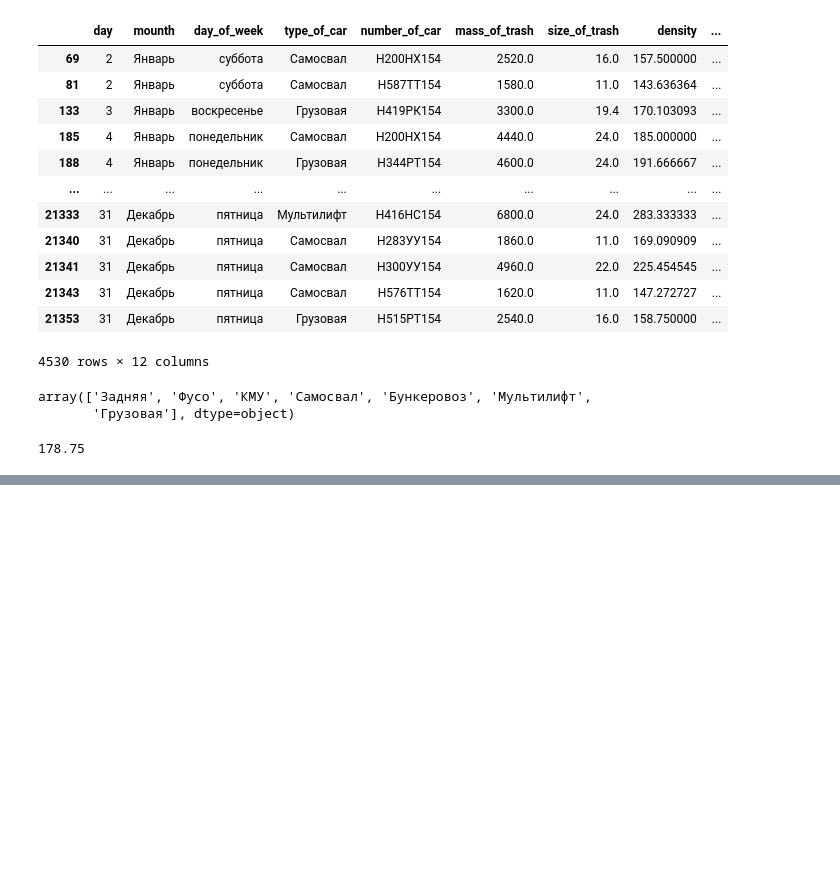
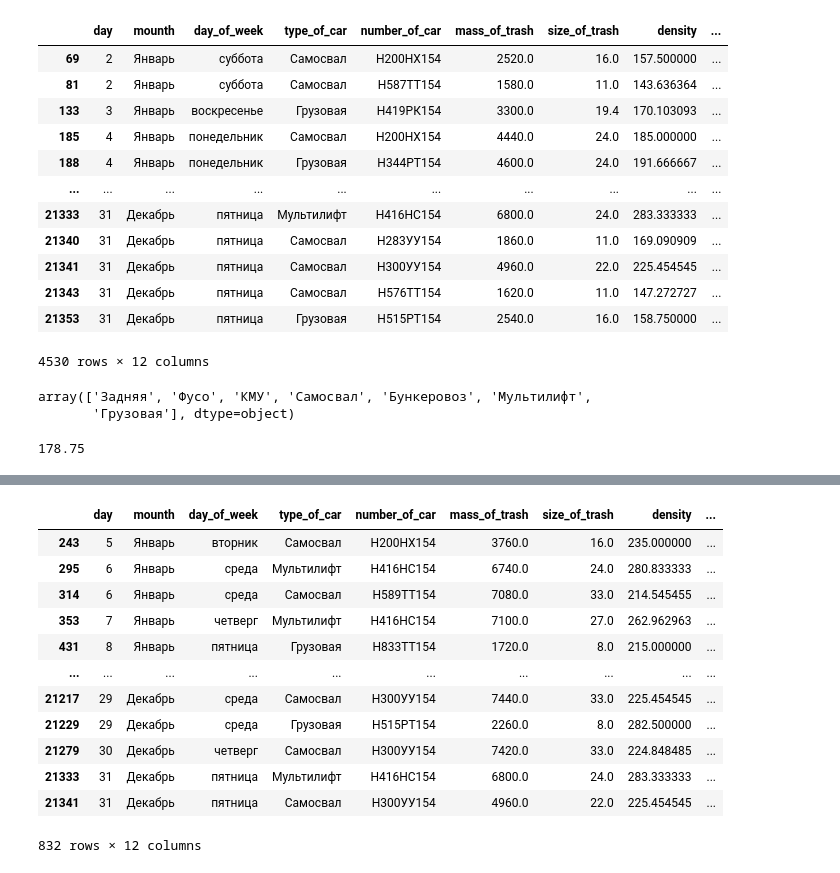
Before and after one commit to ssd2008/GMW, a Jupyter notebook: BMM.ipynb, the cells around one changed output, grey strips where cells are left out. Saved outputs shown, nothing was run; the diff lists cells and outputs as text; code cells hidden in the pictures; blank space fills up the shorter version.

```diff
--- a/BMM.ipynb
+++ b/BMM.ipynb
@@ -393,0 +392,16 @@ bd
+# %%
+bd[bd['density'] > 200]
+# %% [output]
+|  | day | mounth | day_of_week | type_of_car | number_of_car | mass_of_trash | size_of_trash | density | ... |
+| 243 | 5 | Январь | вторник | Самосвал | Н200НХ154 | 3760.0 | 16.0 | 235.000000 | ... |
+| 295 | 6 | Январь | среда | Мультилифт | Н416НС154 | 6740.0 | 24.0 | 280.833333 | ... |
+| 314 | 6 | Январь | среда | Самосвал | Н589ТТ154 | 7080.0 | 33.0 | 214.545455 | ... |
+| 353 | 7 | Январь | четверг | Мультилифт | Н416НС154 | 7100.0 | 27.0 | 262.962963 | ... |
+| 431 | 8 | Январь | пятница | Грузовая | Н833ТТ154 | 1720.0 | 8.0 | 215.000000 | ... |
+| ... | ... | ... | ... | ... | ... | ... | ... | ... | ... |
+| 21217 | 29 | Декабрь | среда | Самосвал | Н300УУ154 | 7440.0 | 33.0 | 225.454545 | ... |
+| 21229 | 29 | Декабрь | среда | Грузовая | Н515РТ154 | 2260.0 | 8.0 | 282.500000 | ... |
+| 21279 | 30 | Декабрь | четверг | Самосвал | Н300УУ154 | 7420.0 | 33.0 | 224.848485 | ... |
+| 21333 | 31 | Декабрь | пятница | Мультилифт | Н416НС154 | 6800.0 | 24.0 | 283.333333 | ... |
+| 21341 | 31 | Декабрь | пятница | Самосвал | Н300УУ154 | 4960.0 | 22.0 | 225.454545 | ... |
+832 rows × 12 columns
```
Also changed, not shown: parts of 26 cells of this notebook.
